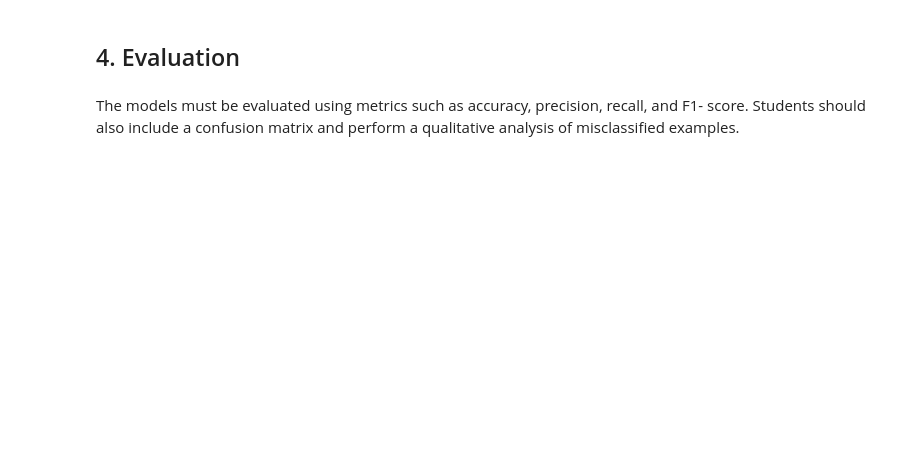
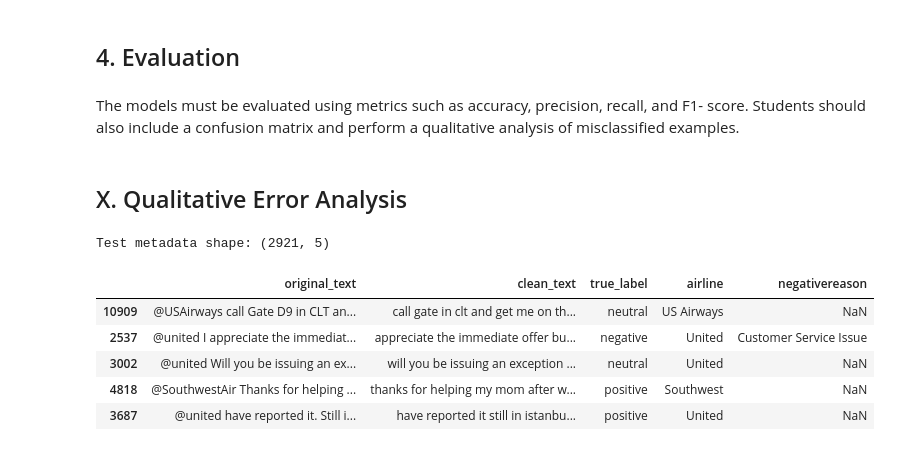
Before and after one commit to CoenHiddink2001/DLNLP_Group8, a Jupyter notebook: NLP assignment.ipynb, the cells around one changed output. Drawn from its saved outputs; the diff is of its cells as text; code cells hidden in the pictures; blank space fills up the shorter version.

```diff
--- a/NLP assignment.ipynb
+++ b/NLP assignment.ipynb
@@ -658,3 +676,27 @@ weighted avg       0.77      0.75      0.76      2921
 The models must be evaluated using metrics such as accuracy, precision, recall, and F1-
 score. Students should also include a confusion matrix and perform a qualitative analysis
 of misclassified examples.
+# %% [markdown]
+## X. Qualitative Error Analysis
+# %%
+# Create a clean test metadata table
+test_meta = pd.DataFrame({
+    "original_text": data.loc[X_test.index, "text"],
+    "clean_text": data_clean.loc[X_test.index, "text_clean"],
+    "true_label": y_test
+})
+
+# Add extra metadata from the original dataframe
+test_meta["airline"] = data.loc[X_test.index, "airline"]
+test_meta["negativereason"] = data.loc[X_test.index, "negativereason"]
+
+print("Test metadata shape:", test_meta.shape)
+display(test_meta.head())
+# %% [output]
+Test metadata shape: (2921, 5)
+|  | original_text | clean_text | true_label | airline | negativereason |
+| 10909 | @USAirways call Gate D9 in CLT an... | call gate in clt and get me on th... | neutral | US Airways | NaN |
+| 2537 | @united I appreciate the immediat... | appreciate the immediate offer bu... | negative | United | Customer Service Issue |
+| 3002 | @united Will you be issuing an ex... | will you be issuing an exception ... | neutral | United | NaN |
+| 4818 | @SouthwestAir Thanks for helping ... | thanks for helping my mom after w... | positive | Southwest | NaN |
+| 3687 | @united have reported it. Still i... | have reported it still in istanbu... | positive | United | NaN |
```
Also changed, not shown: parts of 20 cells of this notebook.
